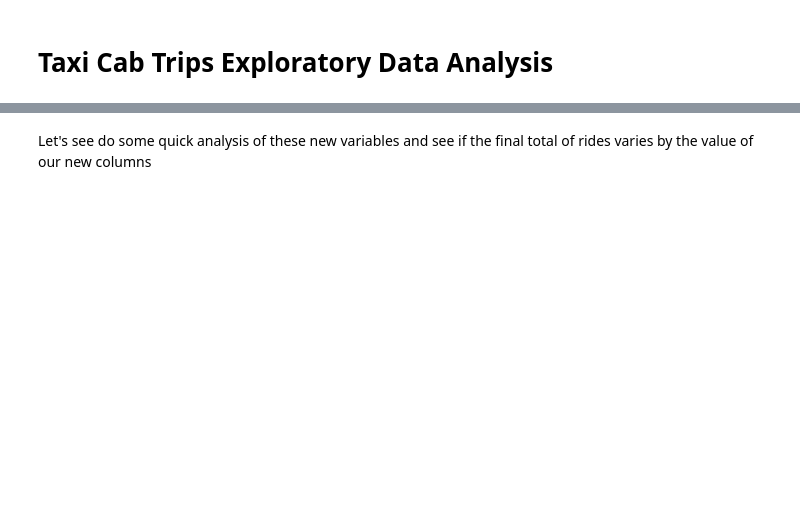
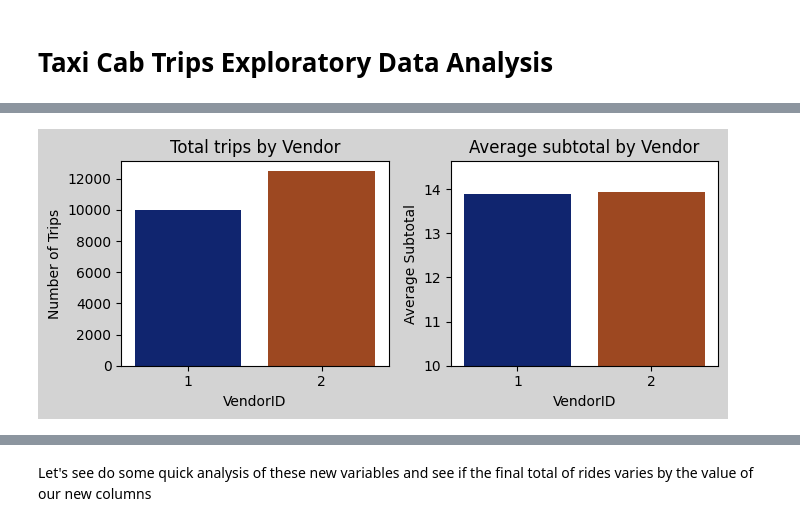
Before and after one commit to DonFetti/TaxiCab_Project, a Jupyter notebook: taxi_exploratory.ipynb, the cells around one changed output, grey strips where cells are left out. Saved outputs shown, nothing was run; the diff lists cells and outputs as text; code cells hidden in the pictures; blank space fills up the shorter version.

```diff
--- a/taxi_exploratory.ipynb
+++ b/taxi_exploratory.ipynb
@@ -81,0 +25,25 @@ by_hour_rides = df["hour"].value_counts().sort_values(ascending=False)
+# %%
+vendor_counts = df['VendorID'].value_counts()
+vendor_costs = df.groupby('VendorID')['subtotal'].mean()
+
+# Create subplots for vendor counts and average subtotal by vendor
+fig, axes = plt.subplots(1, 2, figsize=(7, 3))
+fig.patch.set_facecolor('lightgrey')
+
+# Plot for total trips by vendor
+sns.barplot(x=vendor_counts.index, y=vendor_counts.values, palette='dark', hue = vendor_counts.index, legend = False, ax=axes[0])
+axes[0].set_title('Total trips by Vendor')
+axes[0].set_xlabel('VendorID')
+axes[0].set_ylabel('Number of Trips')
+
+# Plot for average subtotal by vendor
+sns.barplot(x=vendor_costs.index, y=vendor_costs.values, palette='dark', hue = vendor_costs.index, legend = False, ax=axes[1])
+axes[1].set_title('Average subtotal by Vendor')
+axes[1].set_xlabel('VendorID')
+axes[1].set_ylabel('Average Subtotal')
+axes[1].set_ylim(10)
+
+plt.tight_layout()  # Adjust layout to prevent overlap
+plt.show()
+# %% [output]
+[figure, added]
```
Also changed, not shown: parts of 59 cells of this notebook.
